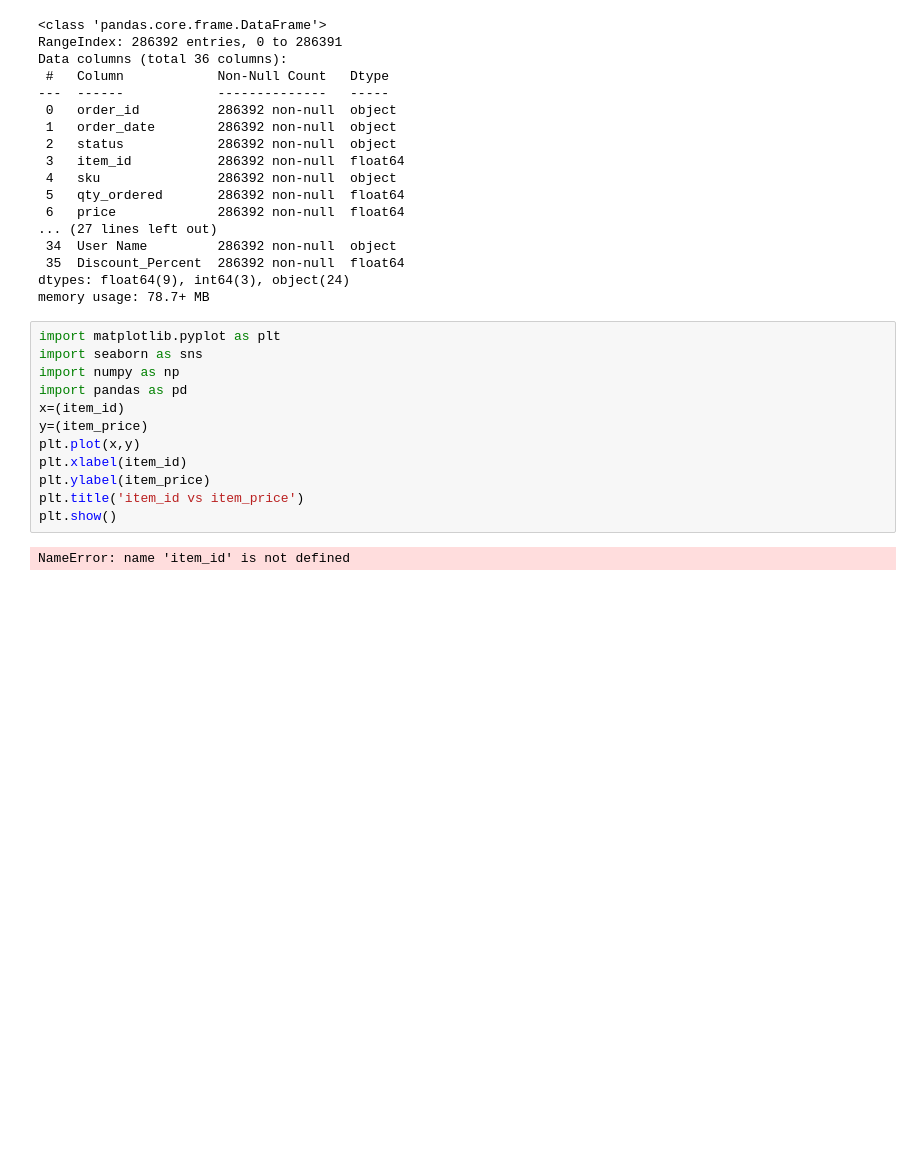
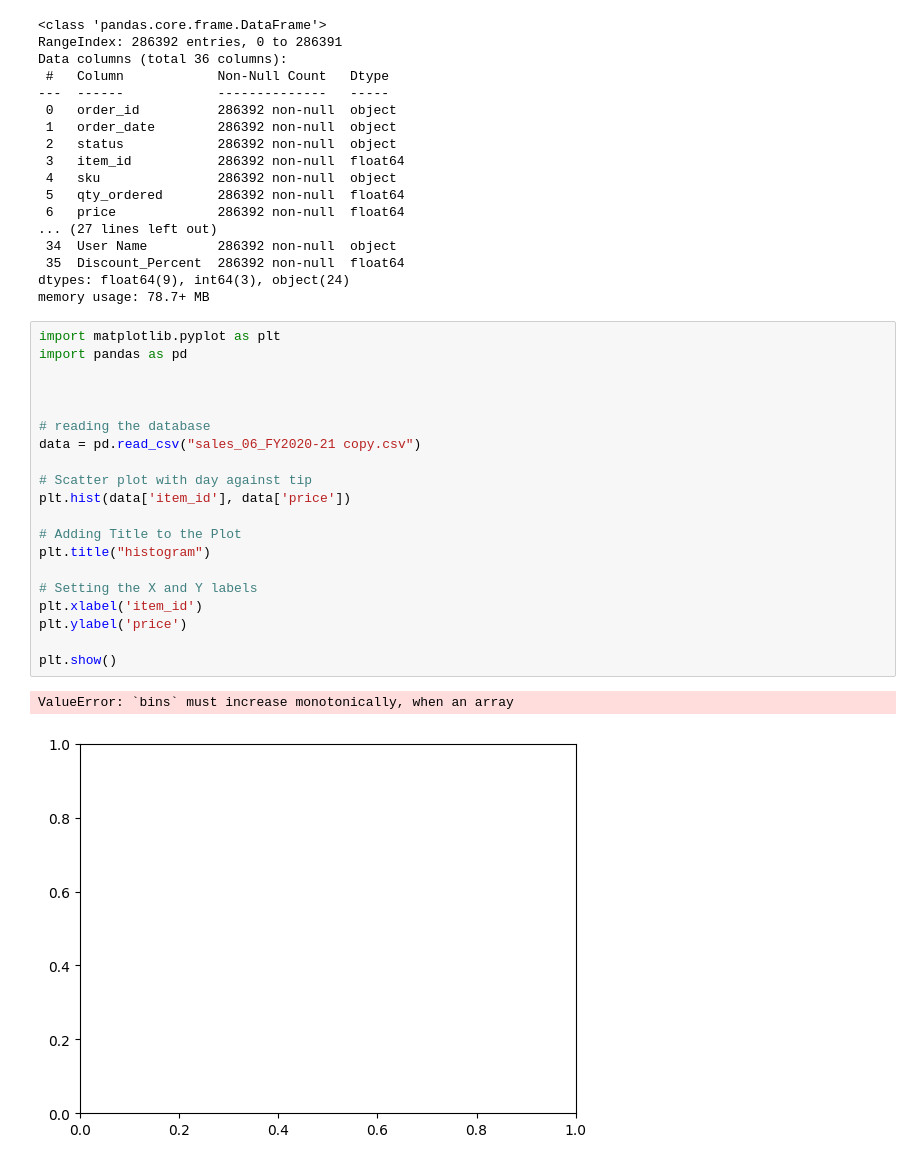
Before and after one commit to ankitpandit10/brainwave_Matrix_intern-, a Jupyter notebook: internship.ipynb, the cells around one changed output. Cells and saved outputs as stored; diff of their text form; blank space fills up the shorter version.

```diff
--- a/internship.ipynb
+++ b/internship.ipynb
@@ -56,17 +56,26 @@ Data columns (total 36 columns):
  35  Discount_Percent  286392 non-null  float64
 dtypes: float64(9), int64(3), object(24)
 memory usage: 78.7+ MB
-# %%
-import matplotlib.pyplot as plt
-import seaborn as sns
-import numpy as np
-import pandas as pd
-x=(item_id)
-y=(item_price)
-plt.plot(x,y)
-plt.xlabel(item_id)
-plt.ylabel(item_price)
-plt.title('item_id vs item_price')
-plt.show()
-# %% [output]
-NameError: name 'item_id' is not defined
+# %%
+import matplotlib.pyplot as plt
+import pandas as pd
+
+
+
+# reading the database
+data = pd.read_csv("sales_06_FY2020-21 copy.csv")
+
+# Scatter plot with day against tip
+plt.hist(data['item_id'], data['price'])
+
+# Adding Title to the Plot
+plt.title("histogram")
+
+# Setting the X and Y labels
+plt.xlabel('item_id')
+plt.ylabel('price')
+
+plt.show()
+# %% [output]
+ValueError: `bins` must increase monotonically, when an array
+[figure, added]
```
Also changed, not shown: parts of 12 cells of this notebook.
